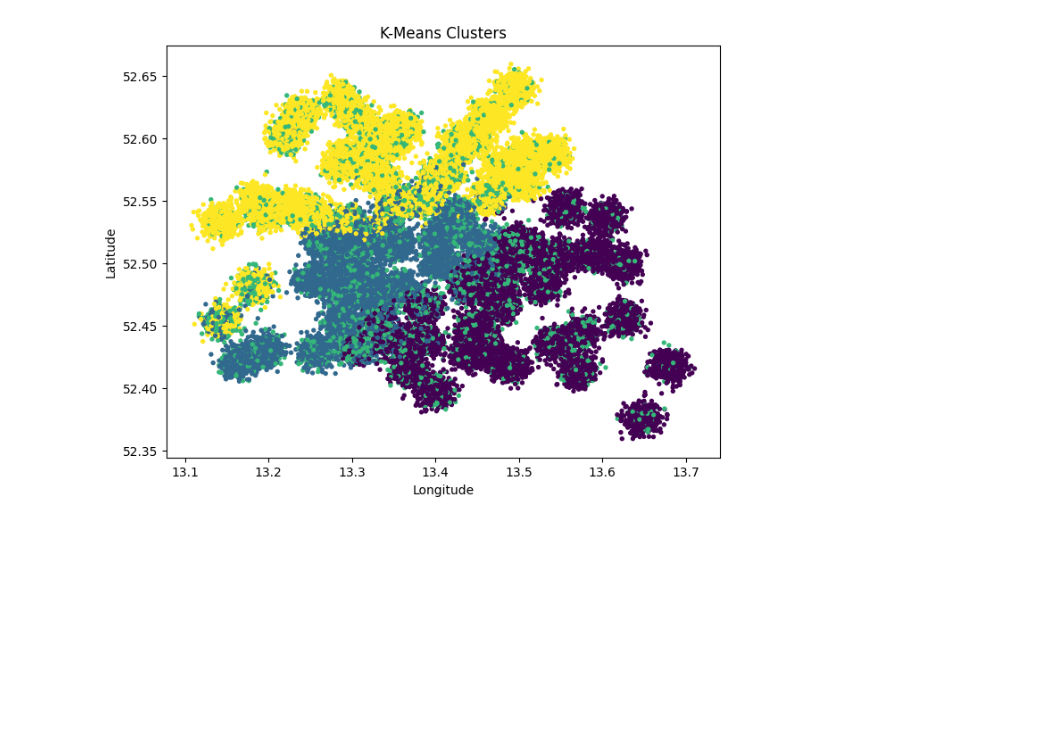
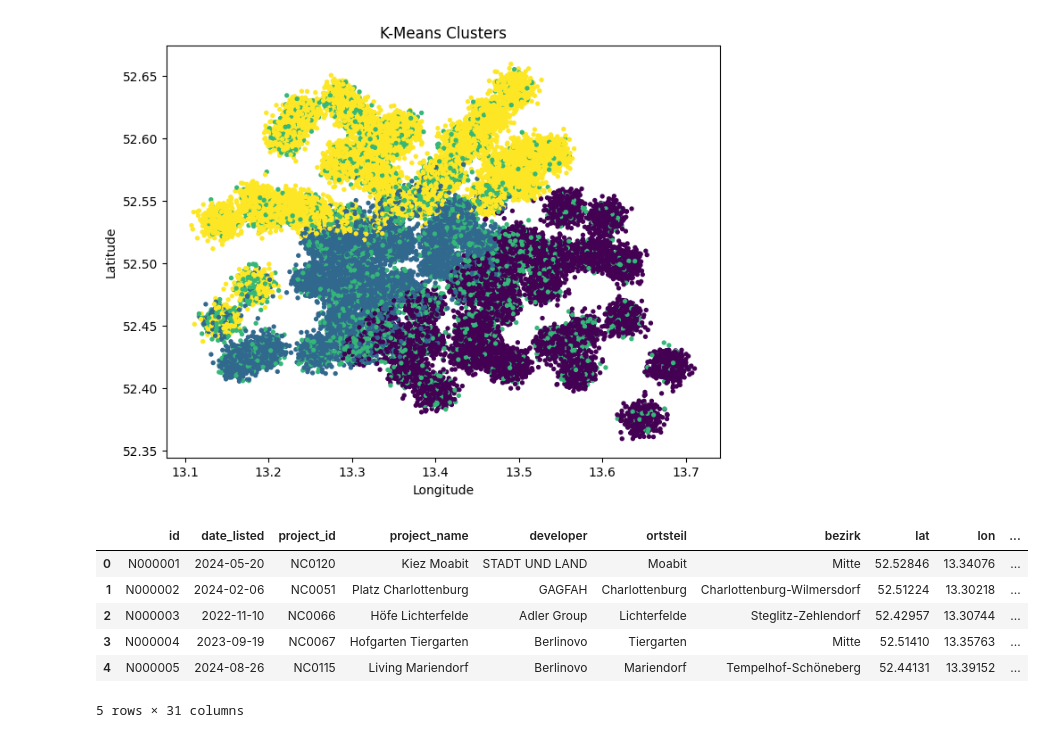
Before and after one commit to MarieKatha/berlin-property-intelligence, a Jupyter notebook: notebooks/marie.ipynb, the cells around one changed output. Drawn from its saved outputs; the diff is of its cells as text; code cells hidden in the pictures; blank space fills up the shorter version.

```diff
--- a/notebooks/marie.ipynb
+++ b/notebooks/marie.ipynb
@@ -487,0 +492,14 @@ plt.show()
+# %%
+import pandas as pd
+
+df = pd.read_csv("../raw_data/new_construction.csv")
+
+df.head()
+# %% [output]
+|  | id | date_listed | project_id | project_name | developer | ortsteil | bezirk | lat | lon | ... |
+| 0 | N000001 | 2024-05-20 | NC0120 | Kiez Moabit | STADT UND LAND | Moabit | Mitte | 52.52846 | 13.34076 | ... |
+| 1 | N000002 | 2024-02-06 | NC0051 | Platz Charlottenburg | GAGFAH | Charlottenburg | Charlottenburg-Wilmersdorf | 52.51224 | 13.30218 | ... |
+| 2 | N000003 | 2022-11-10 | NC0066 | Höfe Lichterfelde | Adler Group | Lichterfelde | Steglitz-Zehlendorf | 52.42957 | 13.30744 | ... |
+| 3 | N000004 | 2023-09-19 | NC0067 | Hofgarten Tiergarten | Berlinovo | Tiergarten | Mitte | 52.51410 | 13.35763 | ... |
+| 4 | N000005 | 2024-08-26 | NC0115 | Living Mariendorf | Berlinovo | Mariendorf | Tempelhof-Schöneberg | 52.44131 | 13.39152 | ... |
+5 rows × 31 columns
```
Also changed, not shown: parts of 28 cells of this notebook.
